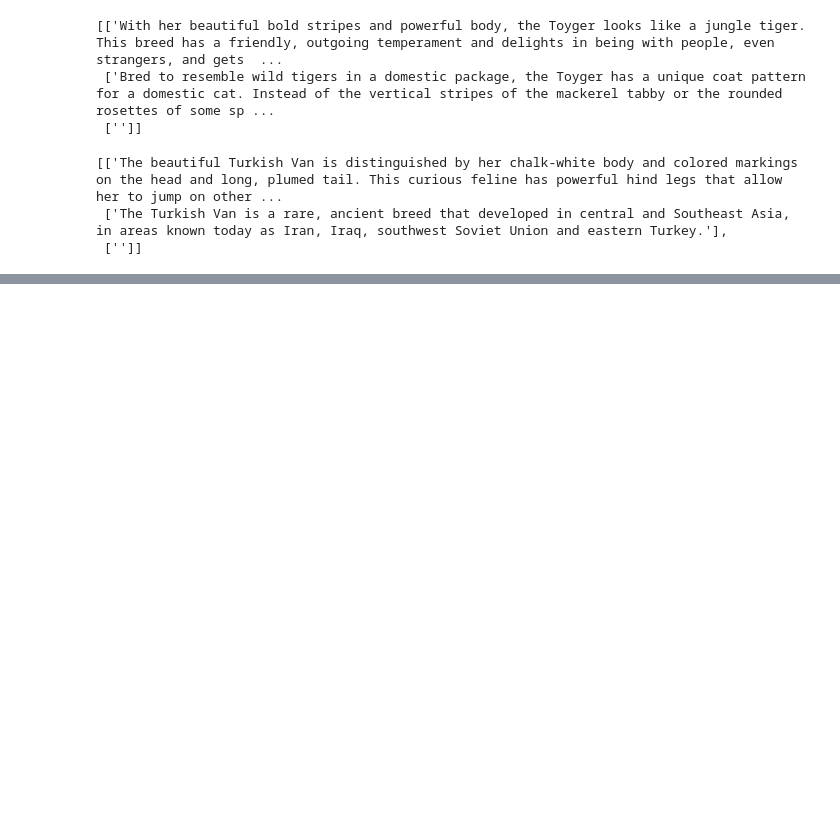
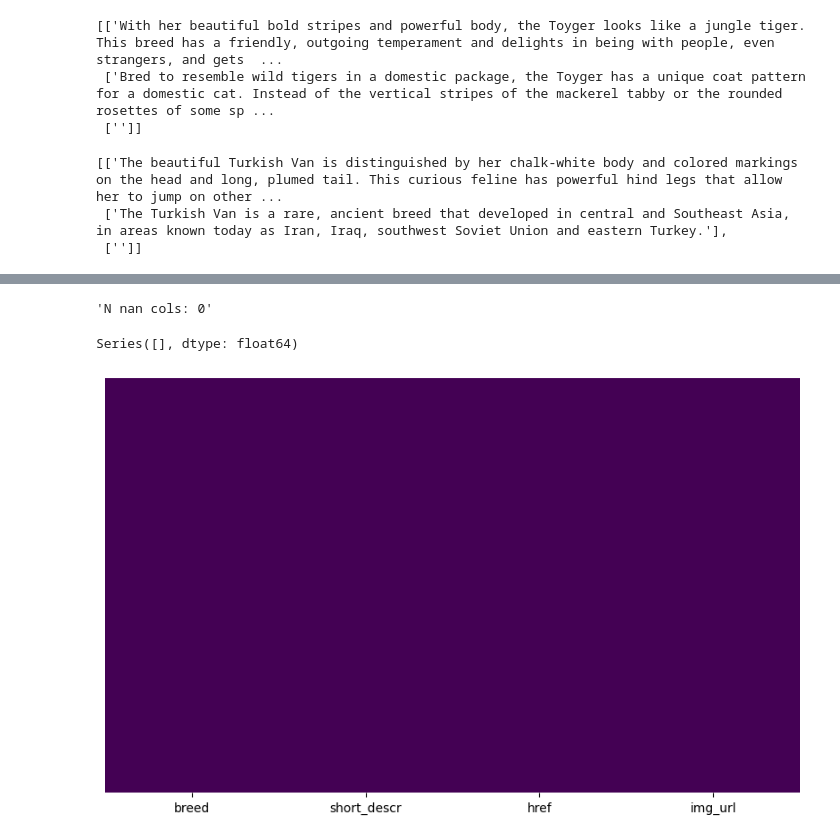
Before and after one commit to DFDA19/Proyect_ETL, a Jupyter notebook: data cleaning/data cleaning-checkpoint.ipynb, the cells around one changed output, grey strips where cells are left out. Drawn from its saved outputs; the diff is of its cells as text; code cells hidden in the pictures; blank space fills up the shorter version.

```diff
--- a/data cleaning/data cleaning-checkpoint.ipynb
+++ b/data cleaning/data cleaning-checkpoint.ipynb
@@ -748,4 +748,10 @@ df_merged
 | 43 | Toyger | Bred to resemble wild tigers in a... | https://www.purina.com/breeds/toy... | https://www.purina.com/sites/g/fi... |
 | 44 | Turkish Angora | The Turkish Angora may have been ... | https://www.purina.com/cats/cat-b... | https://www.purina.com/sites/g/fi... |
 | 45 | Turkish Van | The Turkish Van is a rare, ancien... | https://www.purina.com/cats/cat-b... | https://www.purina.com/sites/g/fi... |
+# %%
+check_nan(df_merged)
+# %% [output]
+'N nan cols: 0'
+Series([], dtype: float64)
+[figure, added]
 # %%
```
Also changed, not shown: parts of 16 cells of this notebook.
